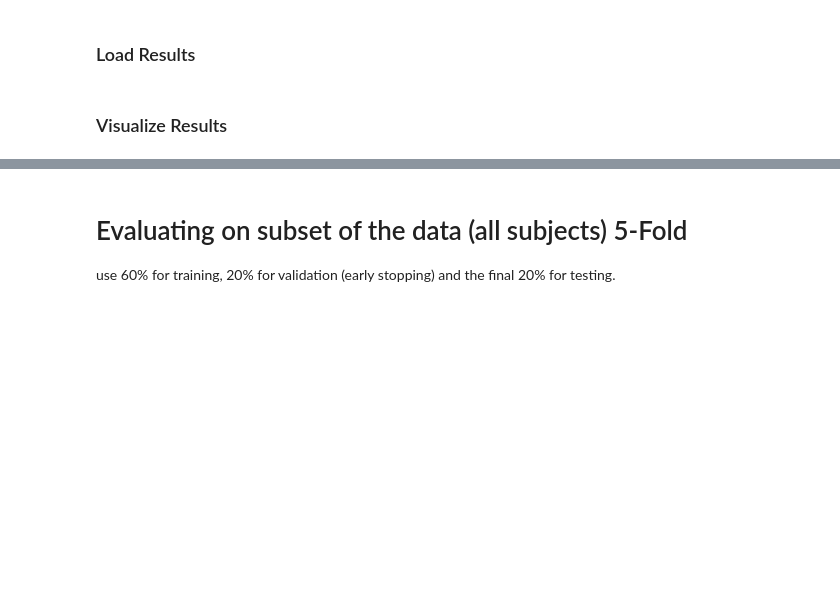
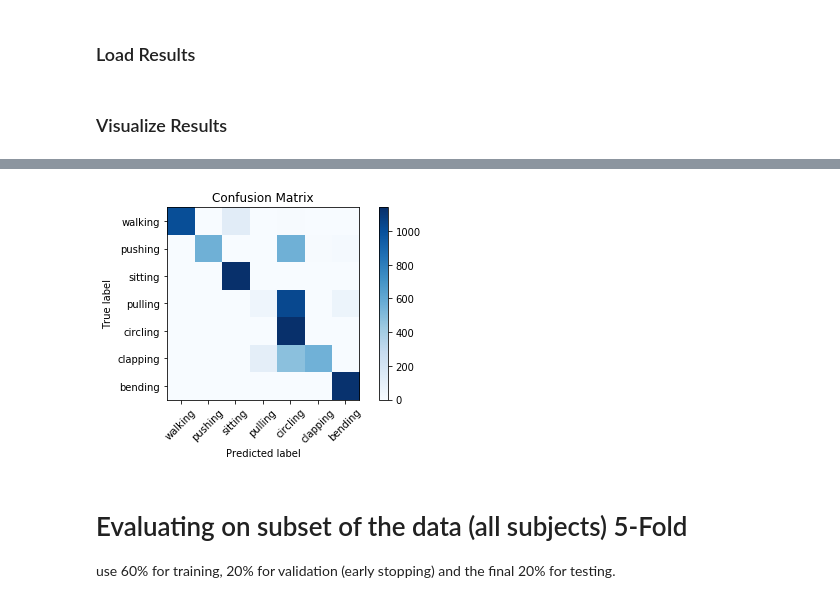
Before and after one commit to Andrew-Mackay/Adapting-the-WaveNet-Deep-Learning-Model-for-RADAR-Classification, a Jupyter notebook: notebooks/16_range_data_model_final_model_comparison.ipynb, the cells around one changed output, grey strips where cells are left out. Drawn from its saved outputs; the diff is of its cells as text; code cells hidden in the pictures; blank space fills up the shorter version.

```diff
--- a/notebooks/16_range_data_model_final_model_comparison.ipynb
+++ b/notebooks/16_range_data_model_final_model_comparison.ipynb
@@ -476,3 +520,21 @@ K.clear_session()
+# %%
+def plot_confusion_matrix(cm, classes, save=False, path='/'):
+    plt.imshow(cm, interpolation='nearest', cmap=plt.cm.Blues)
+    plt.title("Confusion Matrix")
+    plt.colorbar()
+    tick_marks = np.arange(len(classes))
+    plt.xticks(tick_marks, classes, rotation=45)
+    plt.yticks(tick_marks, classes)
+    plt.ylabel('True label')
+    plt.xlabel('Predicted label')
+    plt.tight_layout()
+    if save:
+        plt.savefig(path, format='pdf')
+    plt.show()
+# %%
+plot_confusion_matrix(results["confusion_matrix"], target_names)
+# %% [output]
+[figure, added]
 # %% [markdown]
 # Evaluating on subset of the data (all subjects) 5-Fold
 use 60% for training, 20% for validation (early stopping) and the final 20% for testing.
```
Also changed, not shown: parts of 16 cells of this notebook, 9 other files.
